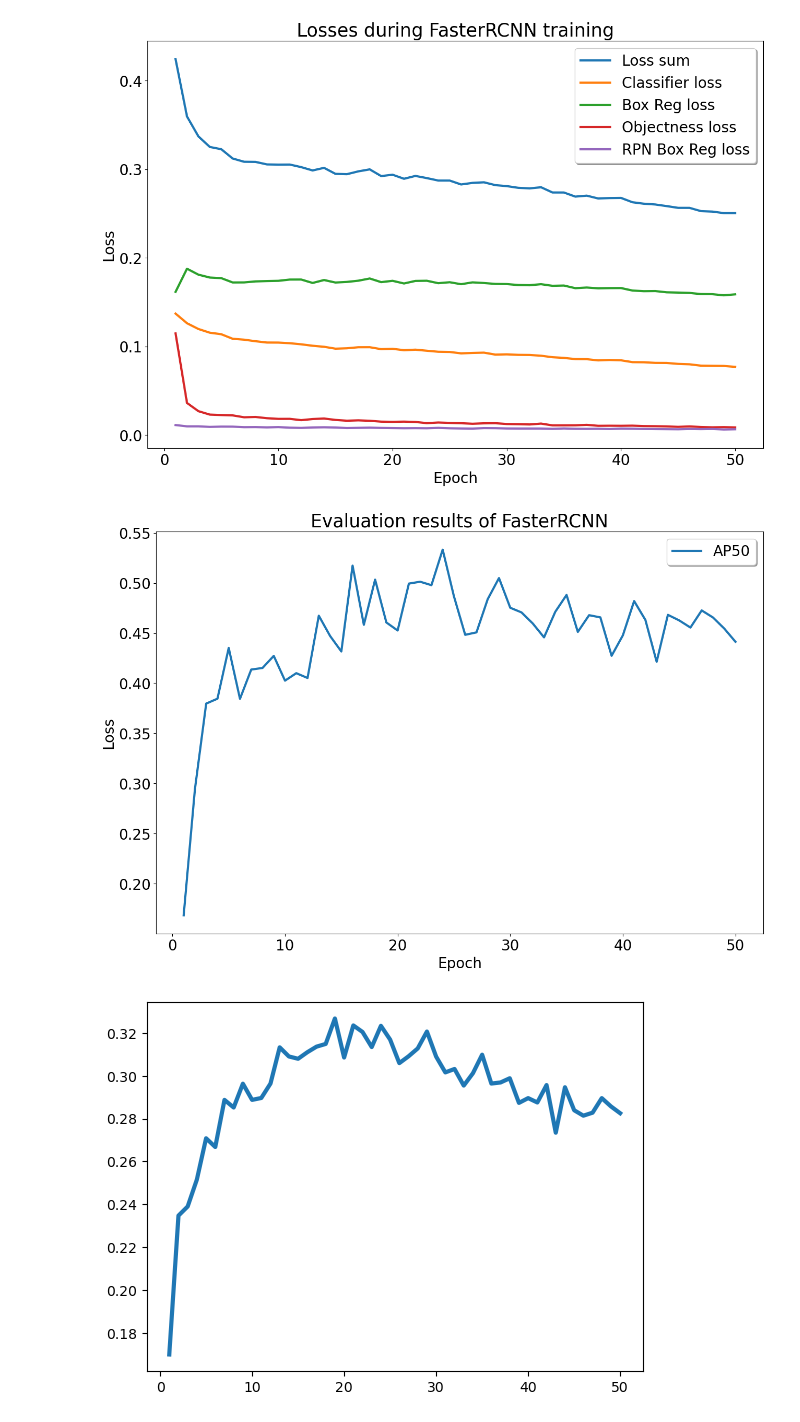
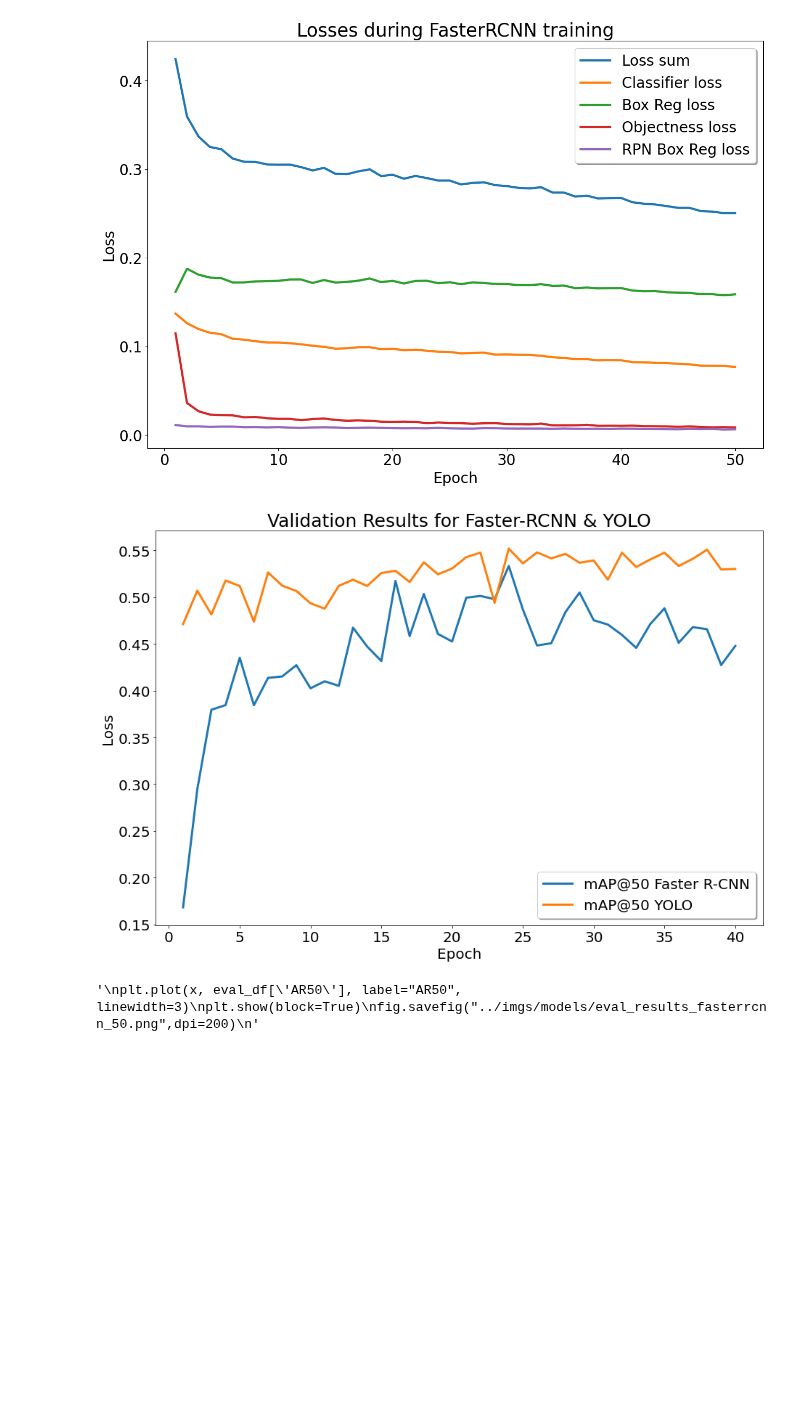
Before and after one commit to JulianSe26/aml-project, a Jupyter notebook: src/model-evaluations.ipynb, the cells around one changed output. Drawn from its saved outputs; the diff is of its cells as text; code cells hidden in the pictures; blank space fills up the shorter version.

```diff
--- a/src/model-evaluations.ipynb
+++ b/src/model-evaluations.ipynb
@@ -81,22 +81,42 @@ fig.savefig("../imgs/models/loss_fasterrcnn_50.png",dpi=200)
 # %% [output]
 [figure]
 # %%
-x = [i+1 for i in range(len(eval_df))]
+file = open("./yolo/losses_final_giou_40/yolov5_general_test_results_39.pickle",'rb')
+metrics_list = pickle.load(file)
+file.close()
+
+precision, recall, ap, f1, ap_class, ap50, mp, mr, map50 = [], [], [], [], [], [], [], [], []
+for metrics in metrics_list:
+    precision.append(metrics["precision"][0])
+    recall.append(metrics["recall"][0])
+    ap.append(metrics["ap"][0])
+    f1.append(metrics["f1"][0])
+    ap_class.append(metrics["ap_class"][0])
+    ap50.append(metrics["ap50"][0])
+    mp.append(metrics["mp"])
+    mr.append(metrics["mr"])
+    map50.append(metrics["map50"])
+
+
+x = [i+1 for i in range(len(metrics_list))]
 
 fig = plt.figure(figsize=(15,10))
-plt.plot(x, eval_df['AP50'], label="AP50", linewidth=3)
+plt.plot(x, eval_df['AP50'][:len(metrics_list)], label="mAP@50 Faster R-CNN", linewidth=3)
+plt.plot(x,map50 , label="mAP@50 YOLO", linewidth=3)
 plt.legend(shadow=True, prop={'size': 20})
 plt.xticks(fontsize=20 )
 plt.yticks(fontsize=20 )
-plt.title("Evaluation results of FasterRCNN", fontsize=25)
+plt.title("Validation Results for Faster-RCNN & YOLO", fontsize=25)
 plt.ylabel("Loss",fontsize=20)
 plt.xlabel("Epoch",fontsize=20)
 plt.show(block=True)
-fig.savefig("../imgs/models/eval_results_ap_only_fasterrcnn_50.png",dpi=200)
+fig.savefig("../imgs/models/eval_results_ap_only_fasterrcnn_yolo.png",dpi=200)
 
+'''
 plt.plot(x, eval_df['AR50'], label="AR50", linewidth=3)
 plt.show(block=True)
 fig.savefig("../imgs/models/eval_results_fasterrcnn_50.png",dpi=200)
+'''
 # %% [output]
-[figure, old version]
+[figure, new version]
-[figure, removed]
+'\nplt.plot(x, eval_df[\'AR50\'], label="AR50", linewidth=3)\nplt.show(block=True)\nfig.savefig("../imgs/models/eval_results_fasterrcnn_50.png",dpi=200)\n'
```
Also changed, not shown: 30 other files.
